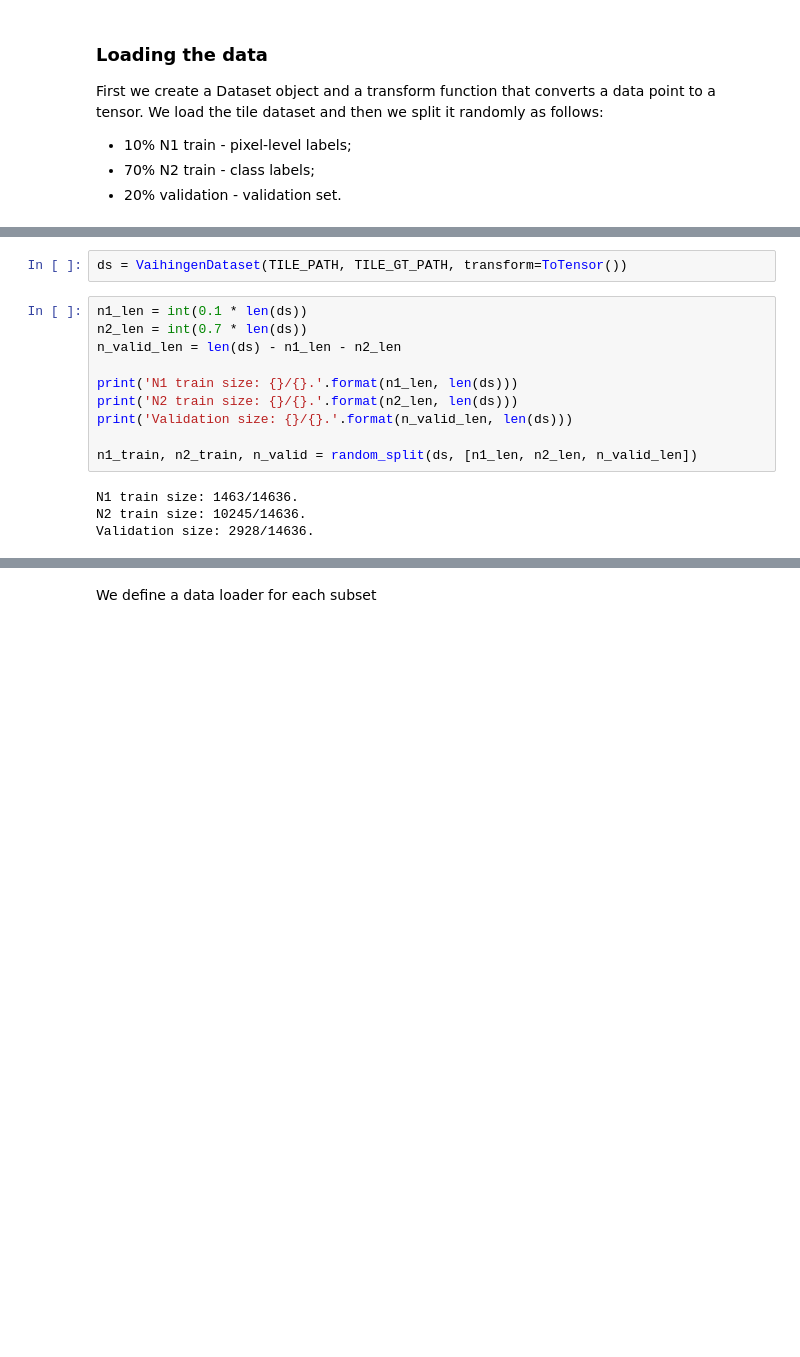
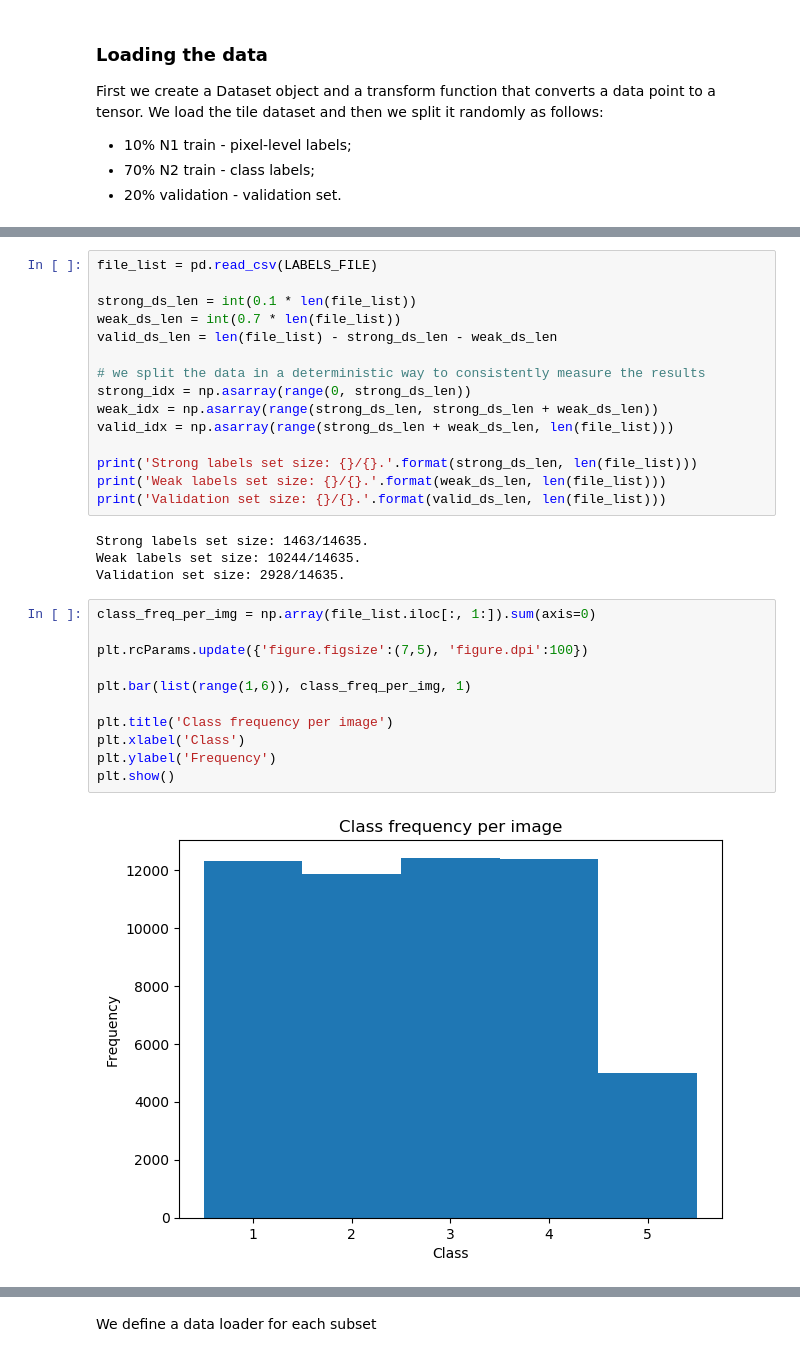
Before and after one commit to deliaedumitru/weakly-supervised-segmentation, a Jupyter notebook: training.ipynb, the cells around one changed output, grey strips where cells are left out. Drawn from its saved outputs; the diff is of its cells as text; blank space fills up the shorter version.

```diff
--- a/training.ipynb
+++ b/training.ipynb
@@ -75,16 +102,32 @@ class ToTensor(object):
-# %%
-ds = VaihingenDataset(TILE_PATH, TILE_GT_PATH, transform=ToTensor())
-# %%
-n1_len = int(0.1 * len(ds))
-n2_len = int(0.7 * len(ds))
-n_valid_len = len(ds) - n1_len - n2_len
-
-print('N1 train size: {}/{}.'.format(n1_len, len(ds)))
-print('N2 train size: {}/{}.'.format(n2_len, len(ds)))
-print('Validation size: {}/{}.'.format(n_valid_len, len(ds)))
-
-n1_train, n2_train, n_valid = random_split(ds, [n1_len, n2_len, n_valid_len])
-# %% [output]
-N1 train size: 1463/14636.
-N2 train size: 10245/14636.
-Validation size: 2928/14636.
+# %%
+file_list = pd.read_csv(LABELS_FILE)
+
+strong_ds_len = int(0.1 * len(file_list))
+weak_ds_len = int(0.7 * len(file_list))
+valid_ds_len = len(file_list) - strong_ds_len - weak_ds_len
+
+# we split the data in a deterministic way to consistently measure the results
+strong_idx = np.asarray(range(0, strong_ds_len))
+weak_idx = np.asarray(range(strong_ds_len, strong_ds_len + weak_ds_len))
+valid_idx = np.asarray(range(strong_ds_len + weak_ds_len, len(file_list)))
+
+print('Strong labels set size: {}/{}.'.format(strong_ds_len, len(file_list)))
+print('Weak labels set size: {}/{}.'.format(weak_ds_len, len(file_list)))
+print('Validation set size: {}/{}.'.format(valid_ds_len, len(file_list)))
+# %% [output]
+Strong labels set size: 1463/14635.
+Weak labels set size: 10244/14635.
+Validation set size: 2928/14635.
+# %%
+class_freq_per_img = np.array(file_list.iloc[:, 1:]).sum(axis=0)
+
+plt.rcParams.update({'figure.figsize':(7,5), 'figure.dpi':100})
+
+plt.bar(list(range(1,6)), class_freq_per_img, 1)
+
+plt.title('Class frequency per image')
+plt.xlabel('Class')
+plt.ylabel('Frequency')
+plt.show()
+# %% [output]
+[figure, added]
```
Also changed, not shown: parts of 17 cells of this notebook.
